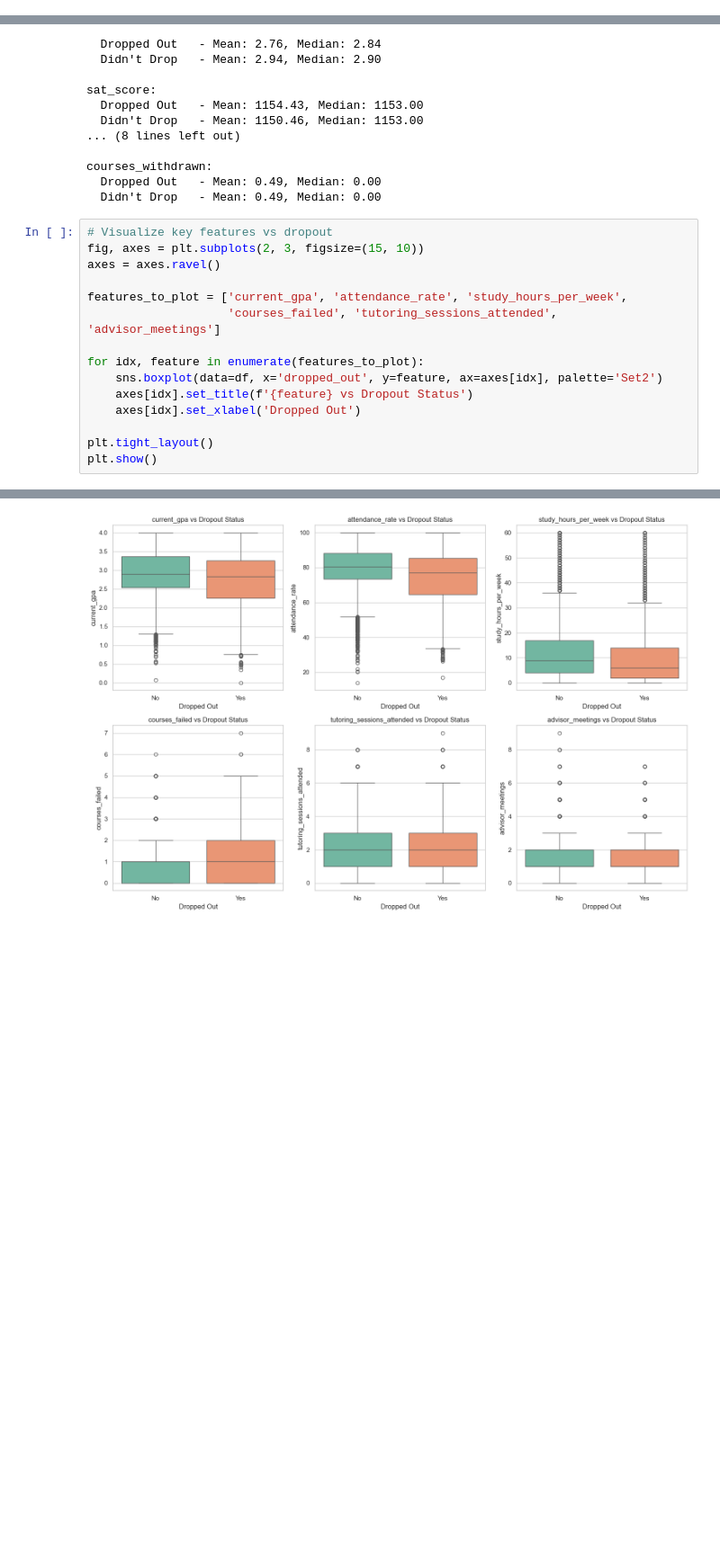
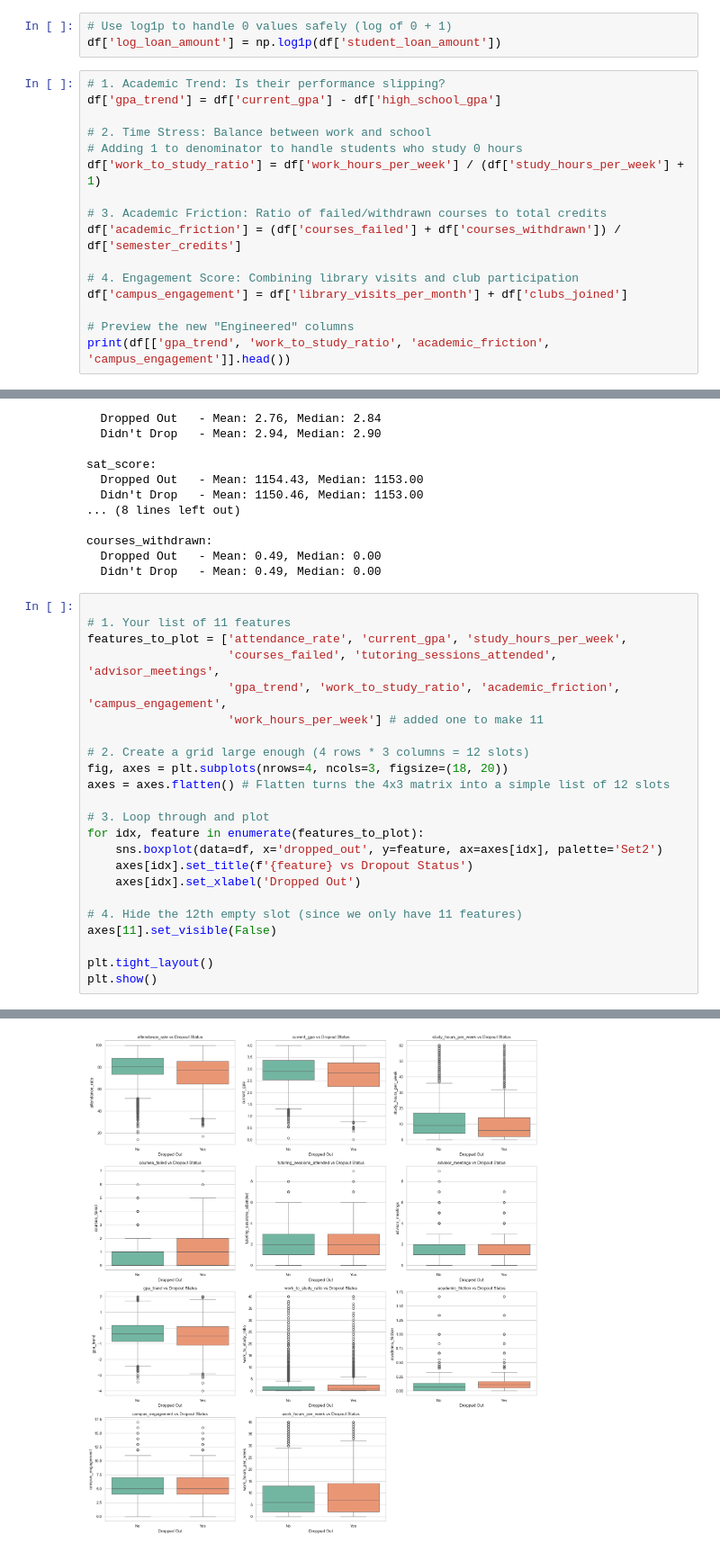
Before and after one commit to RaturiAR7/datascience_handson, a Jupyter notebook: INT_172_AnshulRaturi.ipynb, the cells around one changed output, grey strips where cells are left out. Shown at 90% size. Saved outputs shown, nothing was run; the diff lists cells and outputs as text; blank space fills up the shorter version.

```diff
--- a/INT_172_AnshulRaturi.ipynb
+++ b/INT_172_AnshulRaturi.ipynb
@@ -176,0 +205,19 @@ Passing `palette` without assigning `hue` is deprecated and will be removed in v
+# %%
+# Use log1p to handle 0 values safely (log of 0 + 1)
+df['log_loan_amount'] = np.log1p(df['student_loan_amount'])
+# %%
+# 1. Academic Trend: Is their performance slipping?
+df['gpa_trend'] = df['current_gpa'] - df['high_school_gpa']
+
+# 2. Time Stress: Balance between work and school
+# Adding 1 to denominator to handle students who study 0 hours
+df['work_to_study_ratio'] = df['work_hours_per_week'] / (df['study_hours_per_week'] + 1)
+
+# 3. Academic Friction: Ratio of failed/withdrawn courses to total credits
+df['academic_friction'] = (df['courses_failed'] + df['courses_withdrawn']) / df['semester_credits']
+
+# 4. Engagement Score: Combining library visits and club participation
+df['campus_engagement'] = df['library_visits_per_month'] + df['clubs_joined']
+
+# Preview the new "Engineered" columns
+print(df[['gpa_trend', 'work_to_study_ratio', 'academic_friction', 'campus_engagement']].head())
@@ -209,18 +340,26 @@ courses_withdrawn:
   Dropped Out   - Mean: 0.49, Median: 0.00
   Didn't Drop   - Mean: 0.49, Median: 0.00
 # %%
-# Visualize key features vs dropout
-fig, axes = plt.subplots(2, 3, figsize=(15, 10))
-axes = axes.ravel()
 
-features_to_plot = ['current_gpa', 'attendance_rate', 'study_hours_per_week',
-                    'courses_failed', 'tutoring_sessions_attended', 'advisor_meetings']
+# 1. Your list of 11 features
+features_to_plot = ['attendance_rate', 'current_gpa', 'study_hours_per_week',
+                    'courses_failed', 'tutoring_sessions_attended', 'advisor_meetings',
+                    'gpa_trend', 'work_to_study_ratio', 'academic_friction', 'campus_engagement',
+                    'work_hours_per_week'] # added one to make 11
 
+# 2. Create a grid large enough (4 rows * 3 columns = 12 slots)
+fig, axes = plt.subplots(nrows=4, ncols=3, figsize=(18, 20))
+axes = axes.flatten() # Flatten turns the 4x3 matrix into a simple list of 12 slots
+
+# 3. Loop through and plot
 for idx, feature in enumerate(features_to_plot):
     sns.boxplot(data=df, x='dropped_out', y=feature, ax=axes[idx], palette='Set2')
     axes[idx].set_title(f'{feature} vs Dropout Status')
     axes[idx].set_xlabel('Dropped Out')
 
+# 4. Hide the 12th empty slot (since we only have 11 features)
+axes[11].set_visible(False)
+
 plt.tight_layout()
 plt.show()
 # %% [output]
@@ -240,5 +379,5 @@ Passing `palette` without assigning `hue` is deprecated and will be removed in v
 
 Passing `palette` without assigning `hue` is deprecated and will be removed in v0.14.0. Assign the `x` variable to `hue` and set `legend=False` for the same effect.
 
   sns.boxplot(data=df, x='dropped_out', y=feature, ax=axes[idx], palette='Set2')
-[figure, old version]
+[figure, new version]
```
Also changed, not shown: parts of 29 cells of this notebook, 1 other file.
